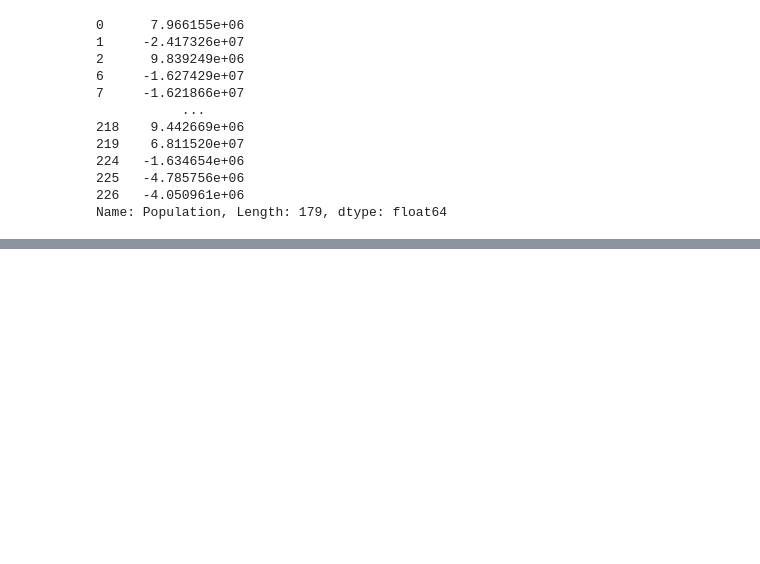
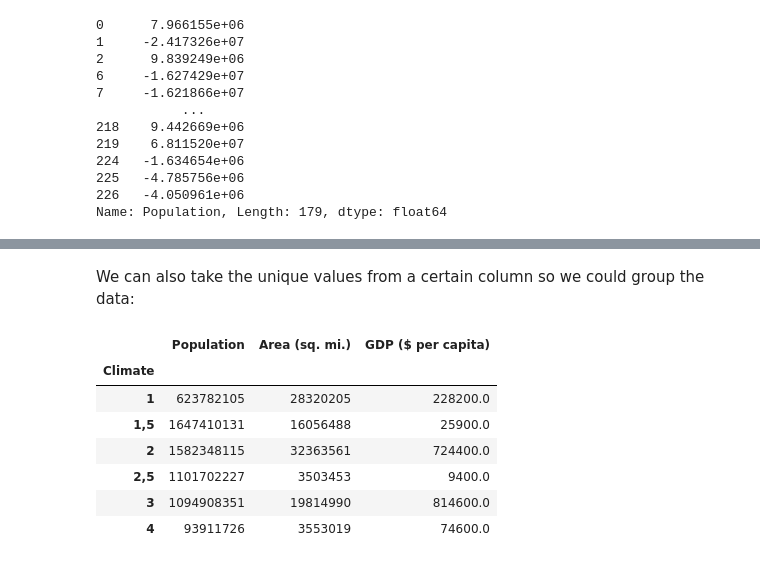
Before and after one commit to tgoldfeder/data-science-notebooks, a Jupyter notebook: pandas/pandas_agg_grouping.ipynb, the cells around one changed output, grey strips where cells are left out. Saved outputs shown, nothing was run; the diff lists cells and outputs as text; code cells hidden in the pictures; blank space fills up the shorter version.

```diff
--- a/pandas/pandas_agg_grouping.ipynb
+++ b/pandas/pandas_agg_grouping.ipynb
@@ -249,0 +288,13 @@ Name: Population, Length: 179, dtype: float64
+# %% [markdown]
+We can also take the unique values from a certain column so we could group the data:
+# %%
+countries.groupby(countries['Climate']).sum()
+# %% [output]
+|  | Population | Area (sq. mi.) | GDP ($ per capita) |
+| Climate |  |  |  |
+| 1 | 623782105 | 28320205 | 228200.0 |
+| 1,5 | 1647410131 | 16056488 | 25900.0 |
+| 2 | 1582348115 | 32363561 | 724400.0 |
+| 2,5 | 1101702227 | 3503453 | 9400.0 |
+| 3 | 1094908351 | 19814990 | 814600.0 |
+| 4 | 93911726 | 3553019 | 74600.0 |
```
Also changed, not shown: parts of 8 cells of this notebook.
